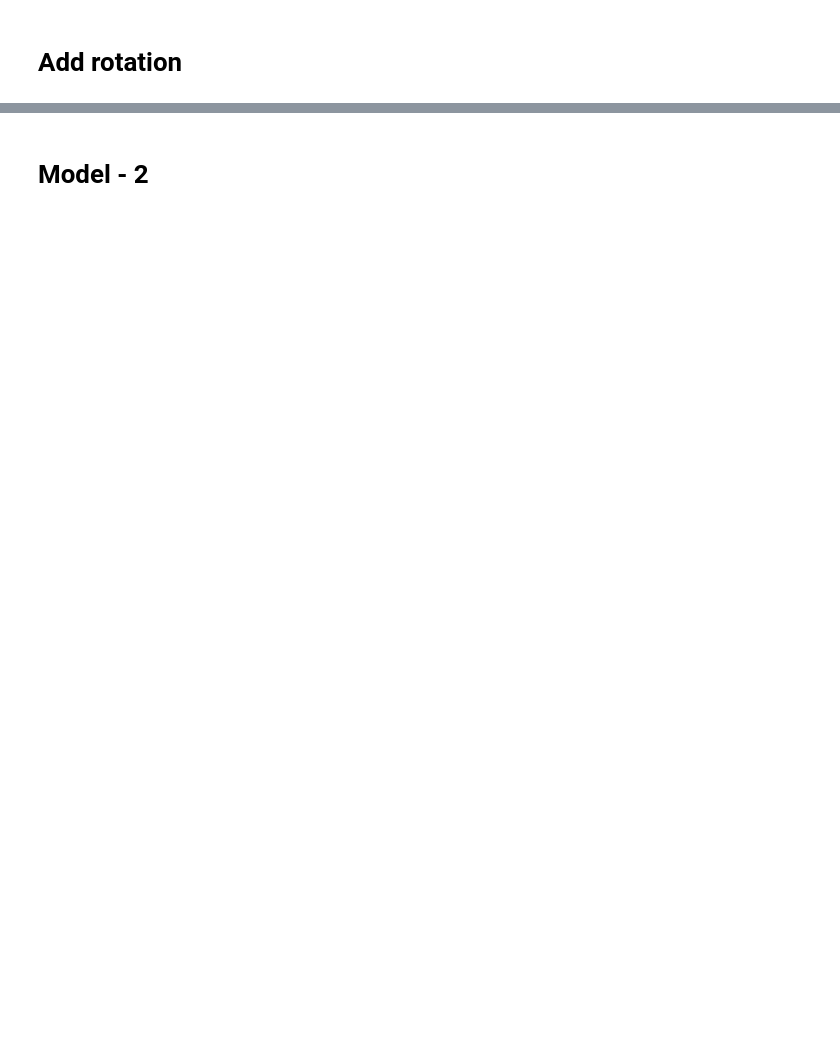
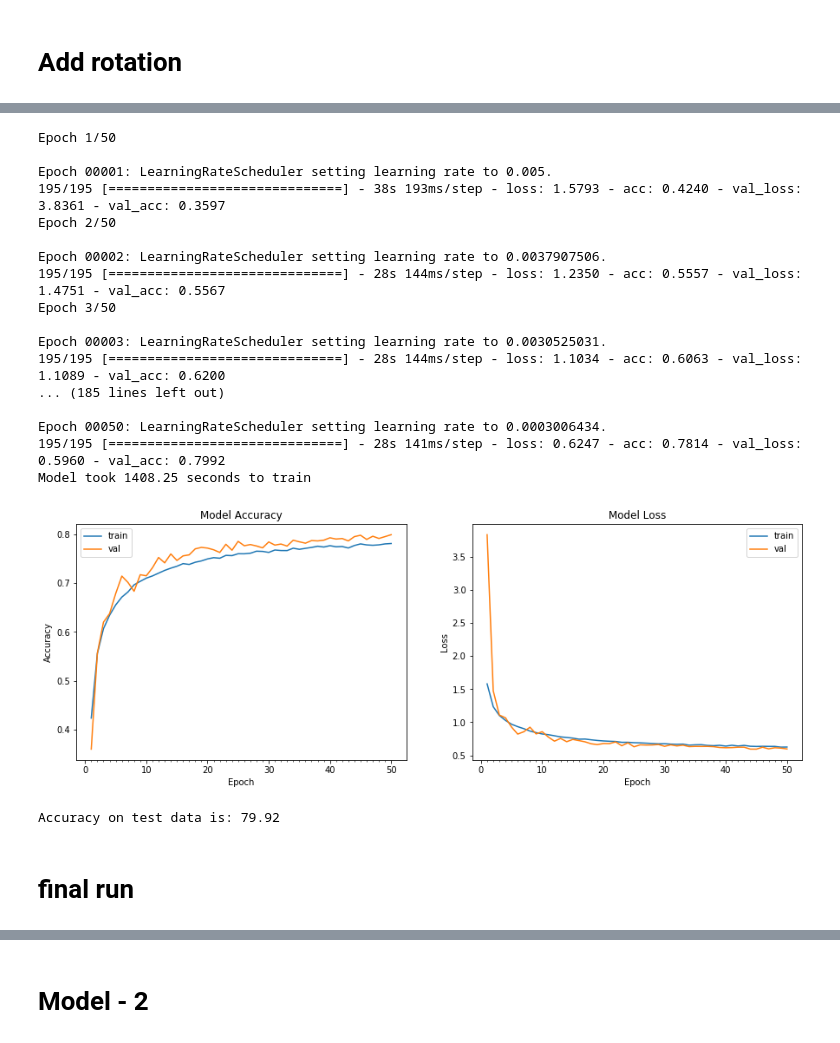
Before and after one commit to abhinavm24/EIP, a Jupyter notebook: week3/assignment/Assignment_6-solution.ipynb, the cells around one changed output, grey strips where cells are left out. Cells and saved outputs as stored; diff of their text form; code cells hidden in the pictures; blank space fills up the shorter version.

```diff
--- a/week3/assignment/Assignment_6-solution.ipynb
+++ b/week3/assignment/Assignment_6-solution.ipynb
@@ -675,0 +820,47 @@ print ("Accuracy on test data is: %0.2f"%accuracy(test_features, test_labels, mo
+# %%
+from keras.preprocessing.image import ImageDataGenerator
+from keras.callbacks import LearningRateScheduler
+def scheduler(epoch, lr):
+  return round(0.005 * 1/(1 + 0.319 * epoch), 10)
+
+datagen = ImageDataGenerator(zoom_range=0.1,
+                             rotation_range=20,
+                             width_shift_range=0.1,
+                             height_shift_range=0.1,
+                             horizontal_flip=True)
+
+
+# train the model
+start = time.time()
+# Train the model
+model_info = model.fit_generator(datagen.flow(train_features, train_labels, batch_size = 256),
+                                 samples_per_epoch = train_features.shape[0], nb_epoch = 50,
+                                 validation_data = (test_features, test_labels),callbacks=[LearningRateScheduler(scheduler, verbose=1)], verbose=1)
+end = time.time()
+print ("Model took %0.2f seconds to train"%(end - start))
+# plot model history
+plot_model_history(model_info)
+# compute test accuracy
+print ("Accuracy on test data is: %0.2f"%accuracy(test_features, test_labels, model))
+# %% [output]
+Epoch 1/50
+
+Epoch 00001: LearningRateScheduler setting learning rate to 0.005.
+195/195 [==============================] - 38s 193ms/step - loss: 1.5793 - acc: 0.4240 - val_loss: 3.8361 - val_acc: 0.3597
+Epoch 2/50
+
+Epoch 00002: LearningRateScheduler setting learning rate to 0.0037907506.
+195/195 [==============================] - 28s 144ms/step - loss: 1.2350 - acc: 0.5557 - val_loss: 1.4751 - val_acc: 0.5567
+Epoch 3/50
+
+Epoch 00003: LearningRateScheduler setting learning rate to 0.0030525031.
+195/195 [==============================] - 28s 144ms/step - loss: 1.1034 - acc: 0.6063 - val_loss: 1.1089 - val_acc: 0.6200
+... (185 lines left out)
+
+Epoch 00050: LearningRateScheduler setting learning rate to 0.0003006434.
+195/195 [==============================] - 28s 141ms/step - loss: 0.6247 - acc: 0.7814 - val_loss: 0.5960 - val_acc: 0.7992
+Model took 1408.25 seconds to train
+[figure, added]
+Accuracy on test data is: 79.92
+# %% [markdown]
+# final run
```
Also changed, not shown: parts of 9 cells of this notebook.
